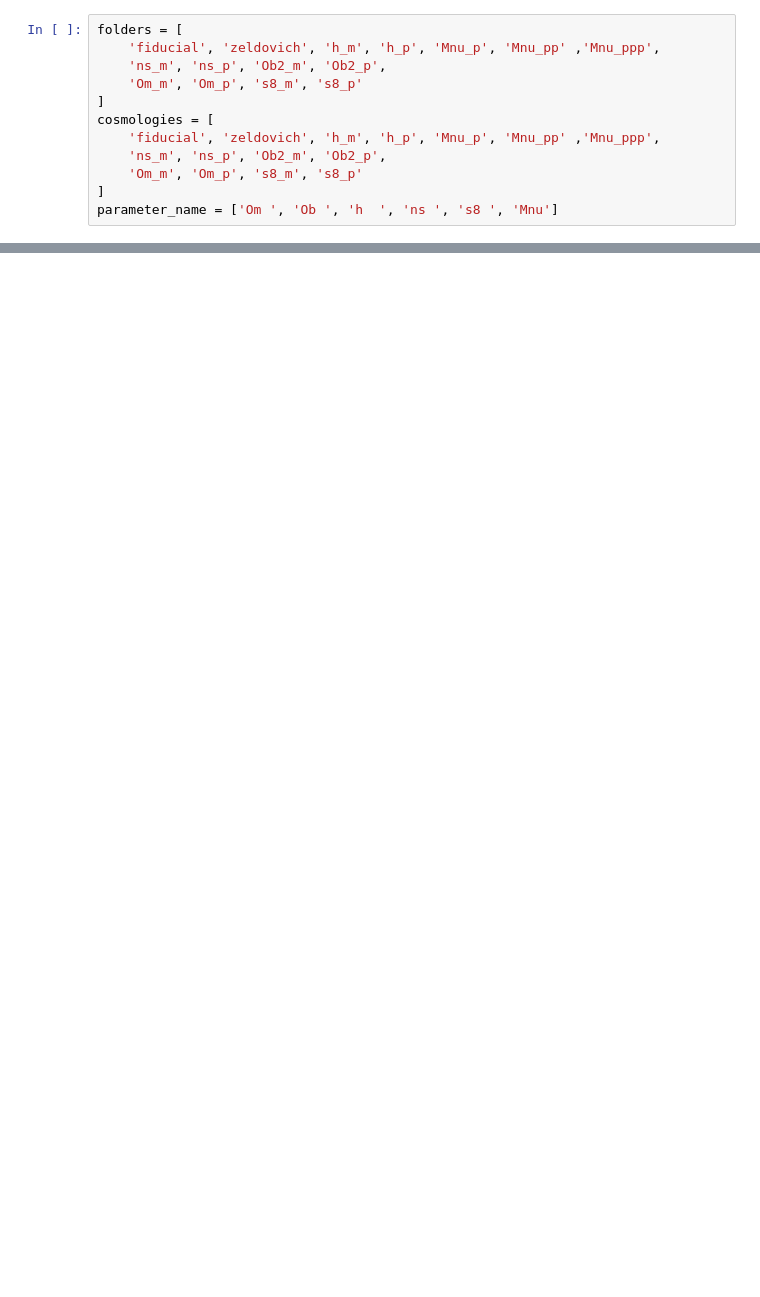
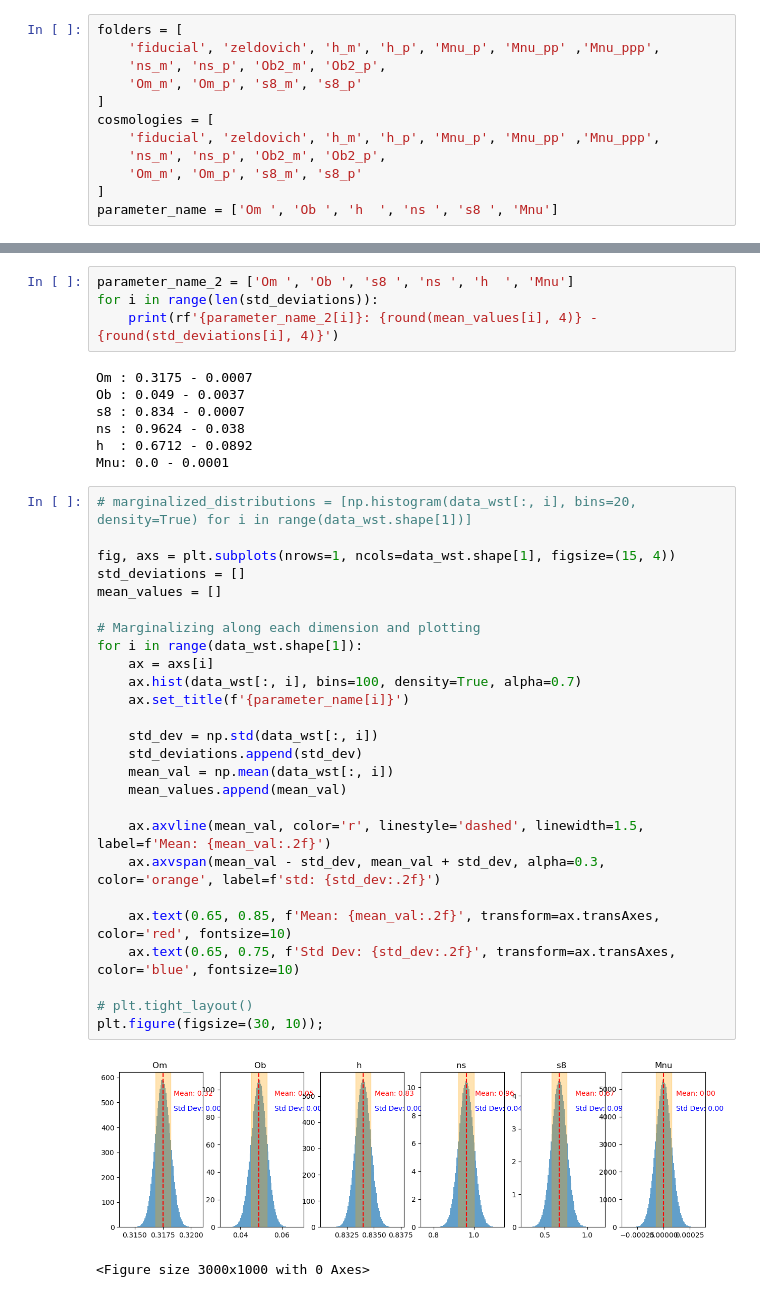
Before and after one commit to RiccGerva97/Tesi-Magistrale, a Jupyter notebook: cubes/elab_3D.ipynb, the cells around one changed output, grey strips where cells are left out. Drawn from its saved outputs; the diff is of its cells as text; blank space fills up the shorter version.

```diff
--- a/cubes/elab_3D.ipynb
+++ b/cubes/elab_3D.ipynb
@@ -399,0 +632,40 @@ LinAlgError: Singular matrix
+# %%
+parameter_name_2 = ['Om ', 'Ob ', 's8 ', 'ns ', 'h  ', 'Mnu']
+for i in range(len(std_deviations)):
+    print(rf'{parameter_name_2[i]}: {round(mean_values[i], 4)} - {round(std_deviations[i], 4)}')
+# %% [output]
+Om : 0.3175 - 0.0007
+Ob : 0.049 - 0.0037
+s8 : 0.834 - 0.0007
+ns : 0.9624 - 0.038
+h  : 0.6712 - 0.0892
+Mnu: 0.0 - 0.0001
+# %%
+# marginalized_distributions = [np.histogram(data_wst[:, i], bins=20, density=True) for i in range(data_wst.shape[1])]
+
+fig, axs = plt.subplots(nrows=1, ncols=data_wst.shape[1], figsize=(15, 4))
+std_deviations = []
+mean_values = []
+
+# Marginalizing along each dimension and plotting
+for i in range(data_wst.shape[1]):
+    ax = axs[i]
+    ax.hist(data_wst[:, i], bins=100, density=True, alpha=0.7)
+    ax.set_title(f'{parameter_name[i]}')
+
+    std_dev = np.std(data_wst[:, i])
+    std_deviations.append(std_dev)
+    mean_val = np.mean(data_wst[:, i])
+    mean_values.append(mean_val)
+
+    ax.axvline(mean_val, color='r', linestyle='dashed', linewidth=1.5, label=f'Mean: {mean_val:.2f}')
+    ax.axvspan(mean_val - std_dev, mean_val + std_dev, alpha=0.3, color='orange', label=f'std: {std_dev:.2f}')
+
+    ax.text(0.65, 0.85, f'Mean: {mean_val:.2f}', transform=ax.transAxes, color='red', fontsize=10)
+    ax.text(0.65, 0.75, f'Std Dev: {std_dev:.2f}', transform=ax.transAxes, color='blue', fontsize=10)
+
+# plt.tight_layout()
+plt.figure(figsize=(30, 10));
+# %% [output]
+[figure, added]
+<Figure size 3000x1000 with 0 Axes>
```
Also changed, not shown: parts of 31 cells of this notebook, 2 other files.
